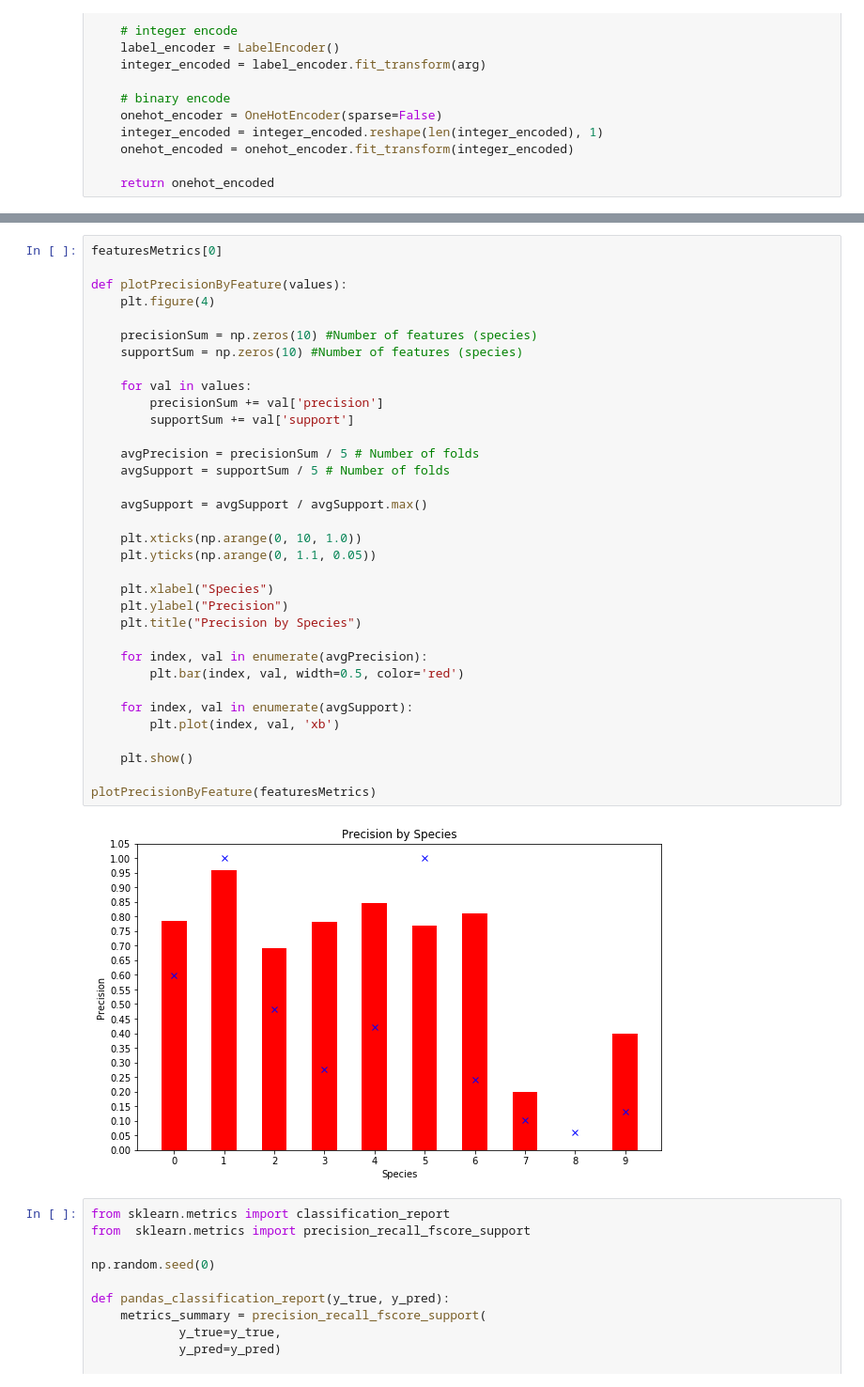
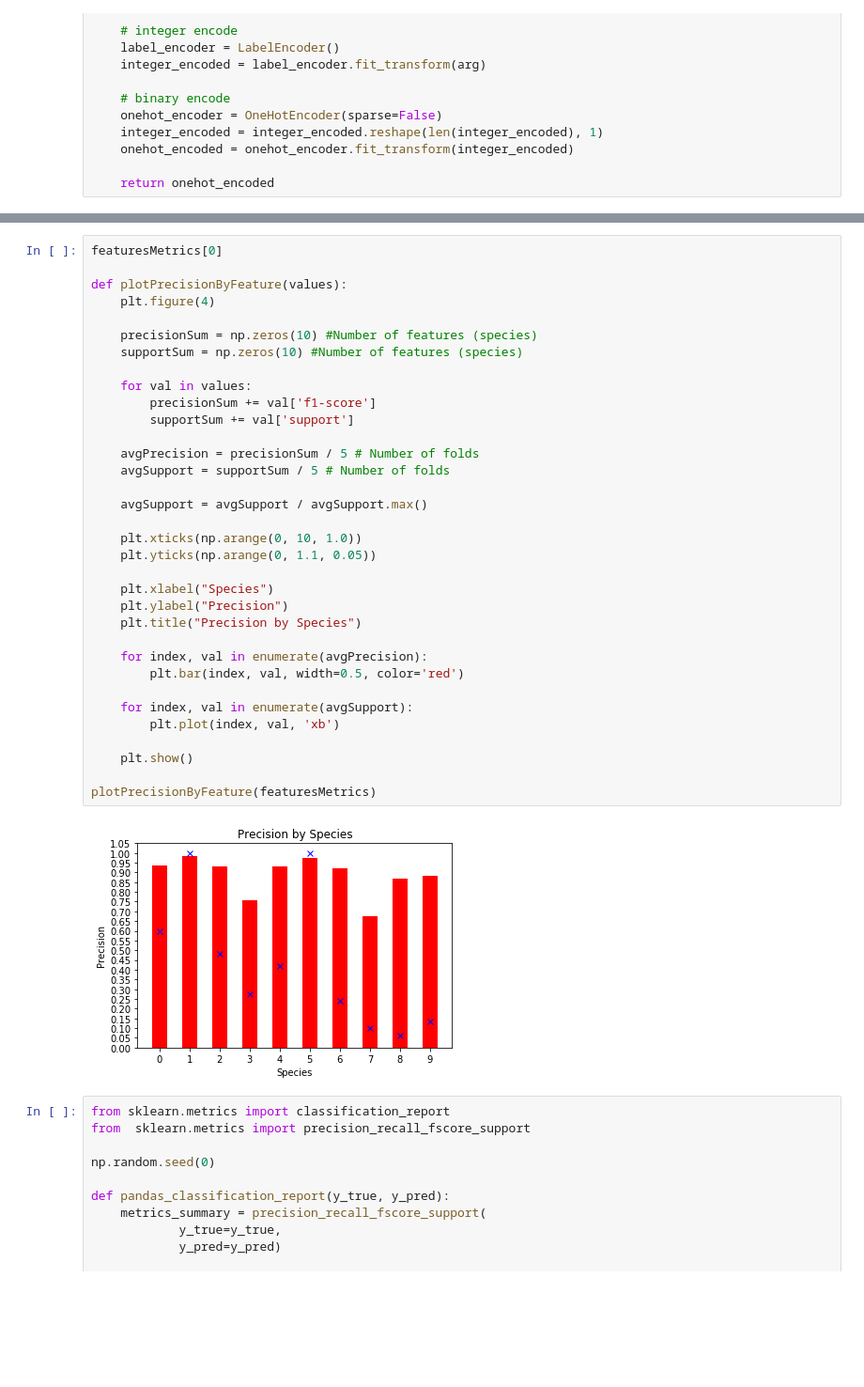
Before and after one commit to diogotorres97/feup-iart, a Jupyter notebook: notebook/anuran_data_visualization.ipynb, the cells around one changed output, grey strips where cells are left out. Shown at 94% size. Cells and saved outputs as stored; diff of their text form; blank space fills up the shorter version.

Commit message:
Update plots

```diff
--- a/notebook/anuran_data_visualization.ipynb
+++ b/notebook/anuran_data_visualization.ipynb
@@ -205,35 +207,35 @@ def plotPrecisionByFeature(values):
     plt.figure(4)
 
     precisionSum = np.zeros(10) #Number of features (species)
     supportSum = np.zeros(10) #Number of features (species)
 
     for val in values:
-        precisionSum += val['precision']
+        precisionSum += val['f1-score']
         supportSum += val['support']
 
     avgPrecision = precisionSum / 5 # Number of folds
     avgSupport = supportSum / 5 # Number of folds
 
     avgSupport = avgSupport / avgSupport.max()
 
     plt.xticks(np.arange(0, 10, 1.0))
     plt.yticks(np.arange(0, 1.1, 0.05))
 
     plt.xlabel("Species")
     plt.ylabel("Precision")
     plt.title("Precision by Species")
 
     for index, val in enumerate(avgPrecision):
         plt.bar(index, val, width=0.5, color='red')
 
     for index, val in enumerate(avgSupport):
         plt.plot(index, val, 'xb')
 
     plt.show()
 
 plotPrecisionByFeature(featuresMetrics)
 # %% [output]
-[figure, old version]
+[figure, new version]
 # %%
 from sklearn.metrics import classification_report
 from  sklearn.metrics import precision_recall_fscore_support
```
Also changed, not shown: parts of 5 cells of this notebook.
